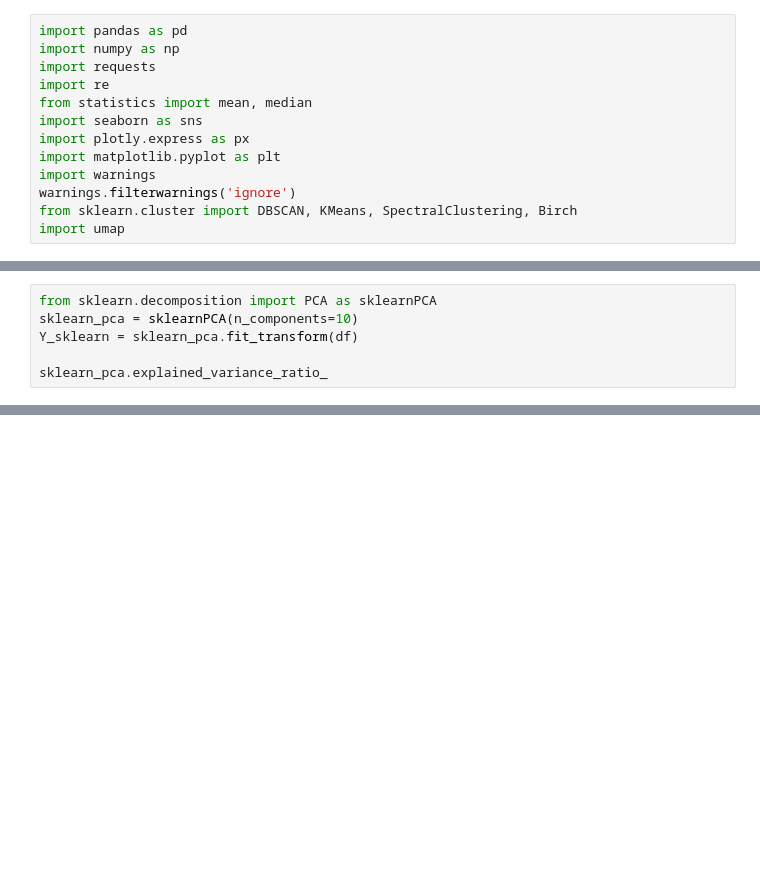
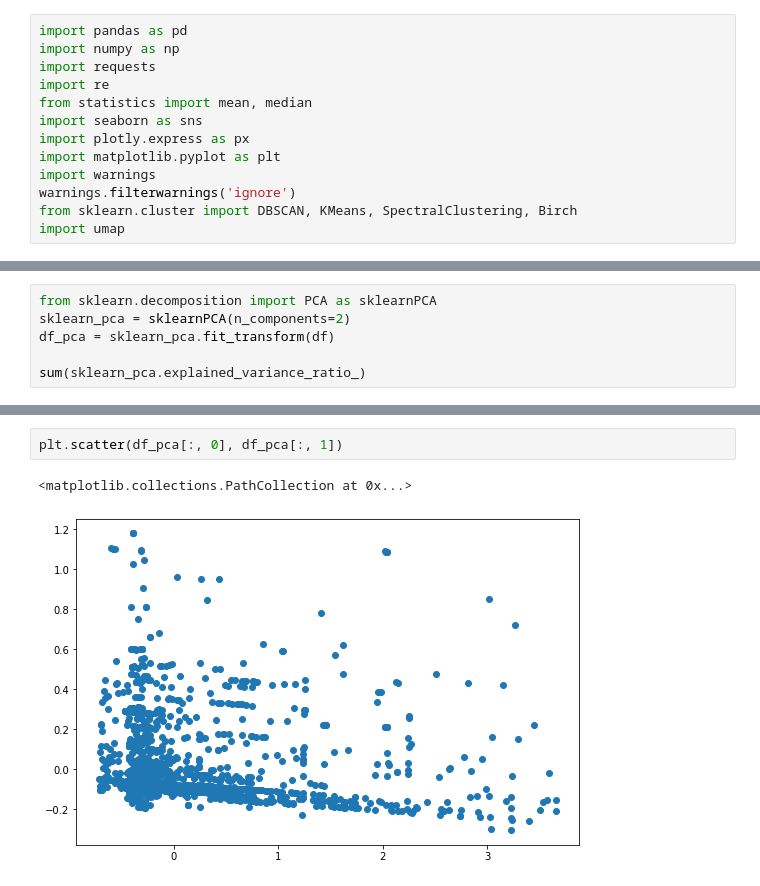
Before and after one commit to m19eremeeva/Course_tasks, a Jupyter notebook: Task_3/Task_3_Clustering.ipynb, the cells around one changed output, grey strips where cells are left out. Saved outputs shown, nothing was run; the diff lists cells and outputs as text; blank space fills up the shorter version.

```diff
--- a/Task_3/Task_3_Clustering.ipynb
+++ b/Task_3/Task_3_Clustering.ipynb
@@ -19,6 +40,6 @@ df_new = pd.concat([pd.read_csv('X_new.csv', index_col = 'Unnamed: 0'), pd.read_
 # %%
 from sklearn.decomposition import PCA as sklearnPCA
-sklearn_pca = sklearnPCA(n_components=10)
-Y_sklearn = sklearn_pca.fit_transform(df)
+sklearn_pca = sklearnPCA(n_components=2)
+df_pca = sklearn_pca.fit_transform(df)
 
-sklearn_pca.explained_variance_ratio_
+sum(sklearn_pca.explained_variance_ratio_)
@@ -51,0 +60,5 @@ plt.show()
+# %%
+plt.scatter(df_pca[:, 0], df_pca[:, 1])
+# %% [output]
+<matplotlib.collections.PathCollection at 0x...>
+[figure, added]
```
Also changed, not shown: parts of 13 cells of this notebook.
